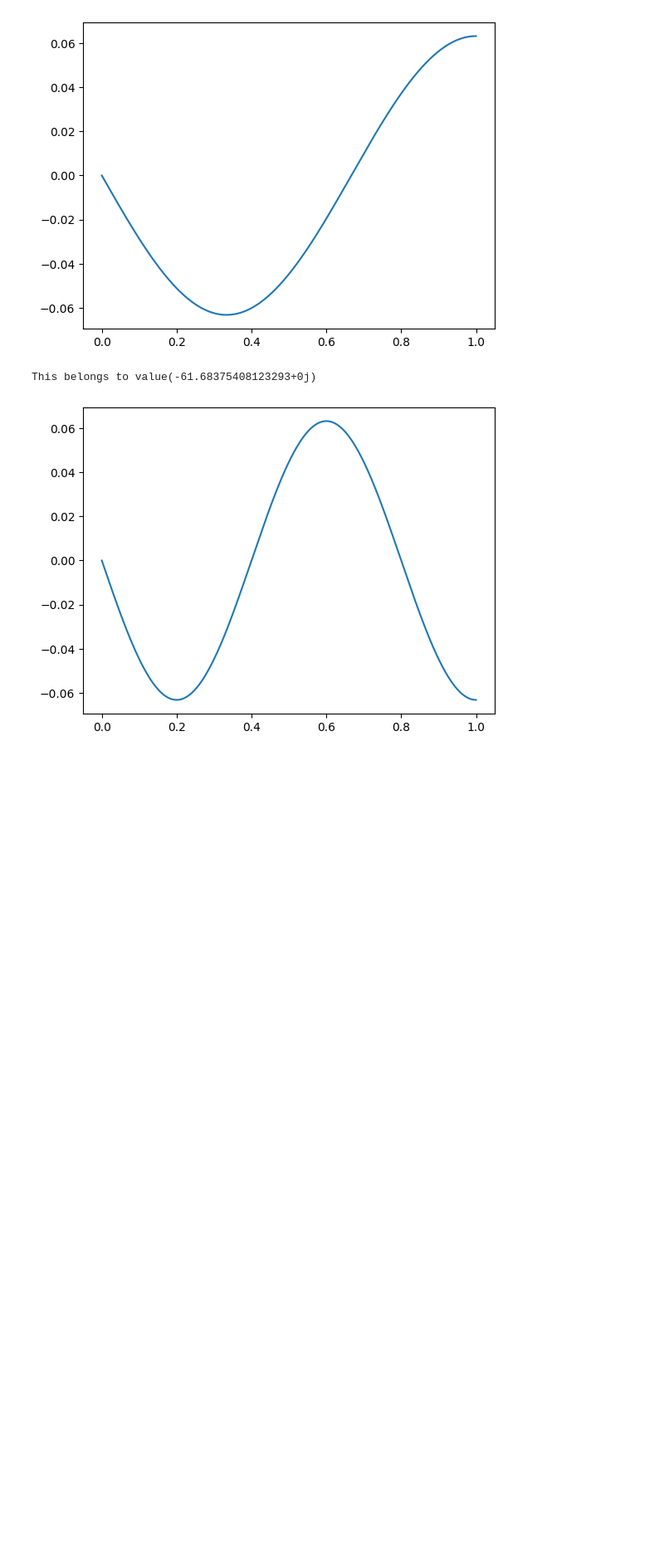
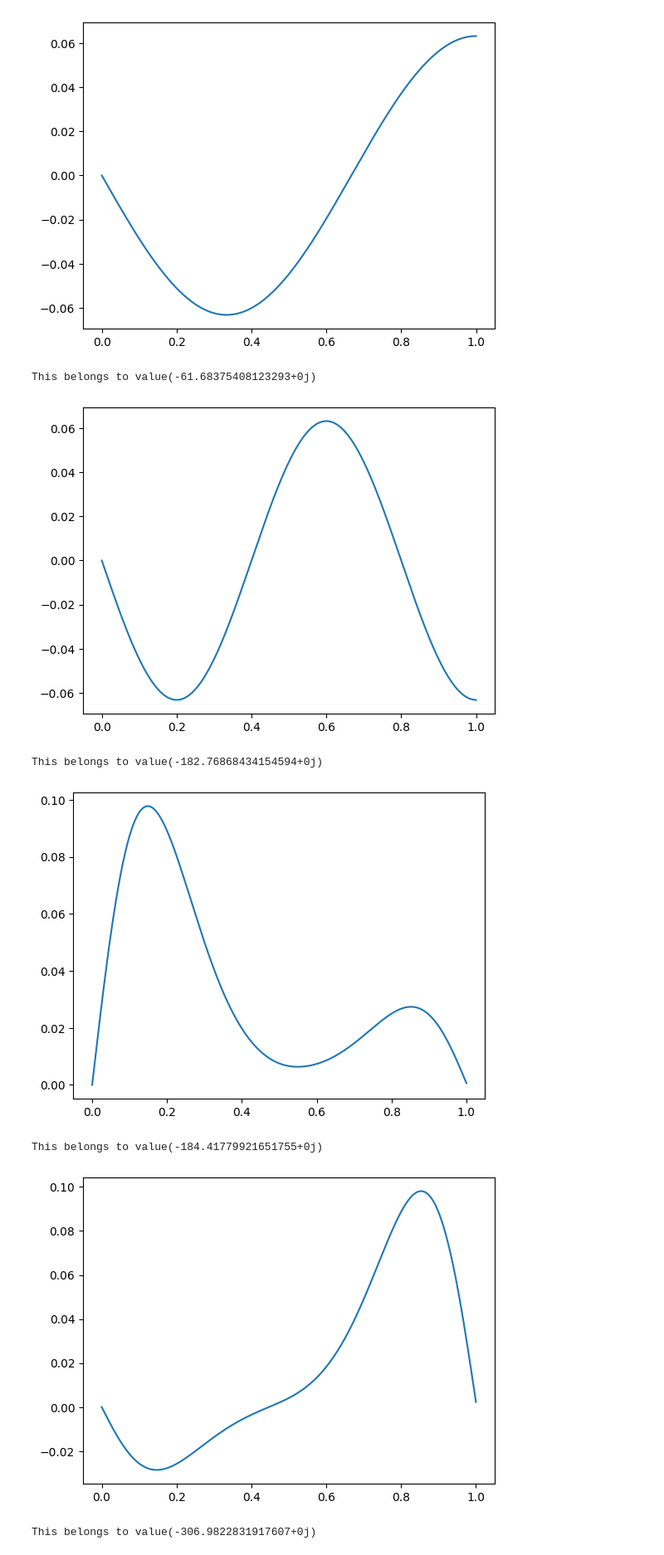
Before and after one commit to axelorrhede/Numerical-Methods-for-Differential-Equations, a Jupyter notebook: project2task2.ipynb, the cells around one changed output. Shown at 83% size. Cells and saved outputs as stored; diff of their text form; code cells hidden in the pictures; blank space fills up the shorter version.

```diff
--- a/project2task2.ipynb
+++ b/project2task2.ipynb
@@ -69,3 +70,35 @@ This belongs to value(-22.206444865777218+0j)
 [figure]
 This belongs to value(-61.68375408123293+0j)
 [figure]
+# %%
+def V(x):
+    #return 0
+    return 700*(0.5-np.abs(x-0.5))
+# %%
+N = 499
+Xgrid = np.linspace(0,1,N+1)
+T = np.eye(N)*(-2.0)
+for i in range(N-1): #Denna for loopen  skapar T-matrisen. Kan skrivas mer effektivt.
+    T[i+1,i] = 1.0
+    T[i, i+1] = 1.0
+
+h = (1/N)
+T = T/(h**2)
+
+for i in range(N):
+    T[i][i] -= V(Xgrid[i])
+
+eigvals, eigvectors = scipy.linalg.eig(T)
+eig_dict = {eigvals[i]: np.insert(eigvectors[:,i],0,0) for i in range(len(eigvals))}
+
+eigvals = np.sort(eigvals)[::-1]
+for i in range(3):
+    plt.plot(Xgrid, (eig_dict[eigvals[i]]))
+    print('This belongs to value' + str(eigvals[i]))
+    plt.show()
+# %% [output]
+This belongs to value(-182.76868434154594+0j)
+[figure, added]
+This belongs to value(-184.41779921651755+0j)
+[figure, added]
+This belongs to value(-306.9822831917607+0j)
```
Also changed, not shown: parts of 2 cells of this notebook.
